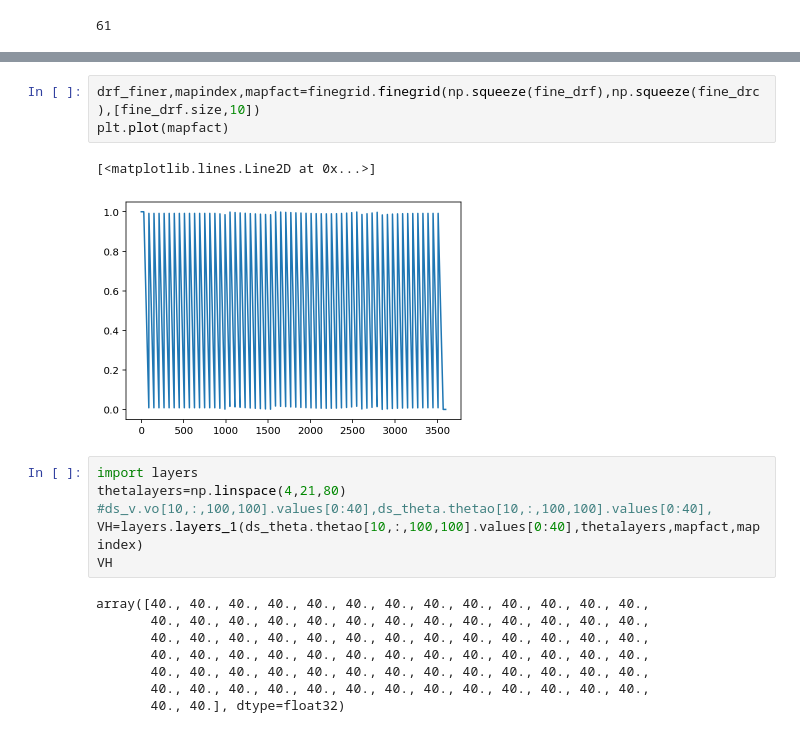
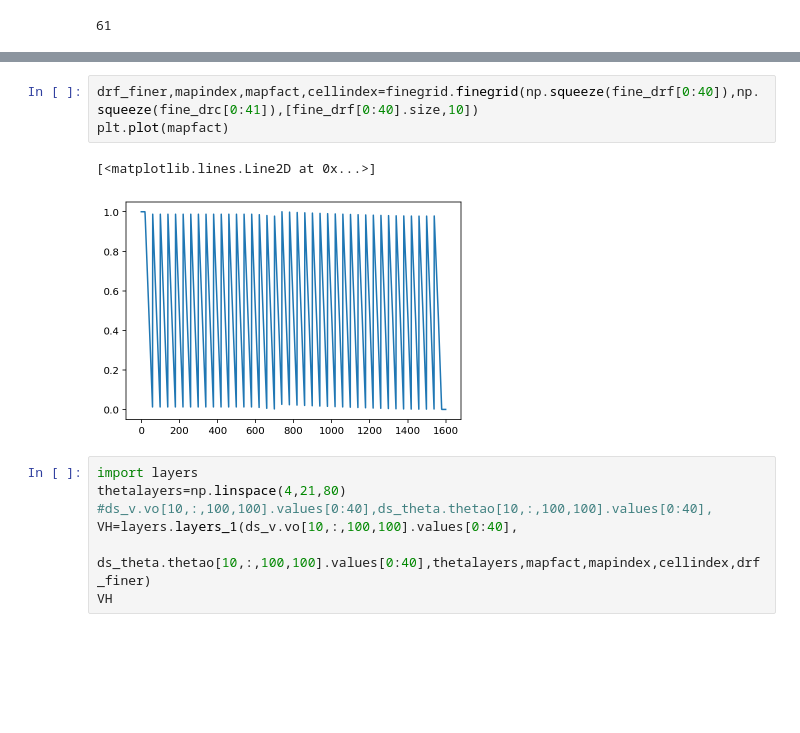
Before and after one commit to cspencerjones/xlayers, a Jupyter notebook: f2py_test.ipynb, the cells around one changed output, grey strips where cells are left out. Saved outputs shown, nothing was run; the diff lists cells and outputs as text; blank space fills up the shorter version.

```diff
--- a/f2py_test.ipynb
+++ b/f2py_test.ipynb
@@ -54,20 +54,13 @@ print(finegrid.finegrid(np.squeeze(fine_drf),np.squeeze(fine_drc),[fine_drf.size
 # %%
-drf_finer,mapindex,mapfact=finegrid.finegrid(np.squeeze(fine_drf),np.squeeze(fine_drc),[fine_drf.size,10])
+drf_finer,mapindex,mapfact,cellindex=finegrid.finegrid(np.squeeze(fine_drf[0:40]),np.squeeze(fine_drc[0:41]),[fine_drf[0:40].size,10])
 plt.plot(mapfact)
 # %% [output]
 [<matplotlib.lines.Line2D at 0x...>]
-[figure, old version]
+[figure, new version]
 # %%
 import layers
 thetalayers=np.linspace(4,21,80)
 #ds_v.vo[10,:,100,100].values[0:40],ds_theta.thetao[10,:,100,100].values[0:40],
-VH=layers.layers_1(ds_theta.thetao[10,:,100,100].values[0:40],thetalayers,mapfact,mapindex)
+VH=layers.layers_1(ds_v.vo[10,:,100,100].values[0:40],
+         ds_theta.thetao[10,:,100,100].values[0:40],thetalayers,mapfact,mapindex,cellindex,drf_finer)
 VH
-# %% [output]
-array([40., 40., 40., 40., 40., 40., 40., 40., 40., 40., 40., 40., 40.,
-       40., 40., 40., 40., 40., 40., 40., 40., 40., 40., 40., 40., 40.,
-       40., 40., 40., 40., 40., 40., 40., 40., 40., 40., 40., 40., 40.,
-       40., 40., 40., 40., 40., 40., 40., 40., 40., 40., 40., 40., 40.,
-       40., 40., 40., 40., 40., 40., 40., 40., 40., 40., 40., 40., 40.,
-       40., 40., 40., 40., 40., 40., 40., 40., 40., 40., 40., 40., 40.,
-       40., 40.], dtype=float32)
```
Also changed, not shown: parts of 8 cells of this notebook, 2 other files.
